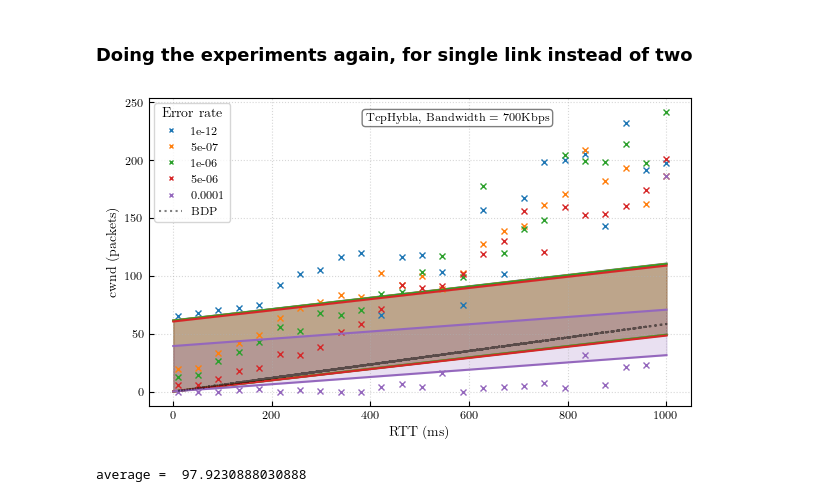
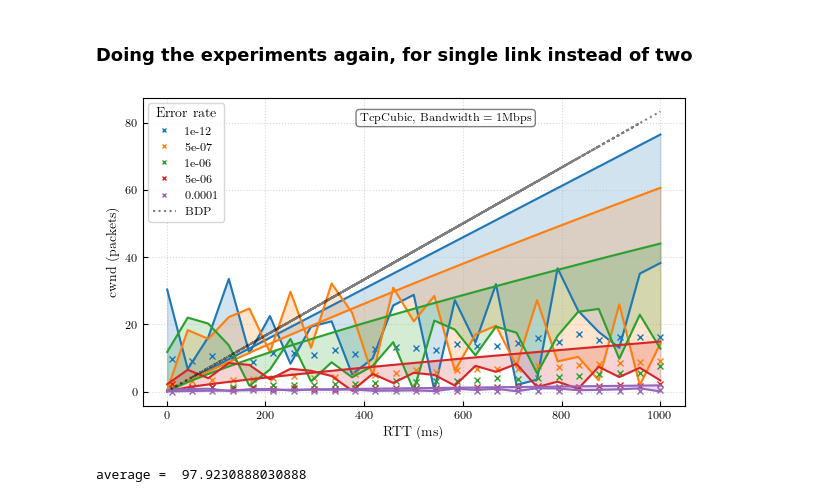
Before and after one commit to megretj/qpepcca, a Jupyter notebook: ns3_analysis.ipynb, the cells around one changed output. Drawn from its saved outputs; the diff is of its cells as text; code cells hidden in the pictures.

Commit message:
more plots with a few changes.

```diff
--- a/ns3_analysis.ipynb
+++ b/ns3_analysis.ipynb
@@ -159,26 +159,27 @@ def average_cwnd(file_path):
 
 fig, axs = plt.subplots(1, 1, figsize=(8, 6))
 props = dict(boxstyle='round', facecolor='wheat', alpha=1)
-mss = 1000 # in bytes
-bandwidth = 2e6 # in bits per second
-rtt = 0.702 # in seconds
+mss = 1500*8 # in bytes
+bandwidth = 1e6 # in bits per second
+rtt = 0.5 # in seconds
 bdp = (rtt/8)*bandwidth/mss
 err = 0.0000001
 cca = "Cubic"
-data = np.loadtxt(f'../../../Documents/Github/ns-3-dev/results/TcpVariantsSat-cwnd.data')
-axs.plot(data[:,0],data[:,1]/mss)
-axs.axhline(bdp, label="BDP (in packets)", color = 'red')
-axs.axhline(average_cwnd(f'../../../Documents/Github/ns-3-dev/results/TcpVariantsSat-cwnd.data')/mss, label="averagecwnd",color = 'orange')
+data = np.loadtxt(f'../../../Documents/Github/ns-3-dev/results/tcp_model_comparison_final/TcpHybla/TcpHybla_1e-07_25.625000ms_1Mbps_2-cwnd.data')
+axs.plot(data[:,0],data[:,1]/mss,label="Hybla")
+data = np.loadtxt(f'../../../Documents/Github/ns-3-dev/results/tcp_model_comparison_final/TcpCubic/TcpCubic_1e-07_25.625000ms_1Mbps_2-cwnd.data')
+axs.plot(data[:,0],data[:,1]/mss,label="Cubic")
+#axs.axhline(bdp, label="BDP (in packets)", color = 'red')
+#axs.axhline(average_cwnd(f'../../../Documents/Github/ns-3-dev/results/TcpVariantsSat-cwnd.data')/mss, label="averagecwnd",color = 'orange')
 axs.set_xlabel("time")
 axs.set_ylabel("cwnd (in packets)")
-axs.set_xlim(200,250)
-#axs.set_ylim(0,bdp*3)
+axs.set_xlim(400,540)
+axs.set_ylim(0,20)
 # place the legend in the top left corner
 axs.legend(loc=2)
 axs.grid()
-axs.set_title(f"{cca}")
 # data = np.loadtxt(f'../../../Documents/Github/ns-3-dev/TcpVariantsComparison-received.data')
 # transmitted_packets = np.sum(data[:,1])/mss
-axs.text(0.40, 0.95, f"bandwidth: {bandwidth}bps \n rtt = {rtt}s, packet_error = {err} \n rtt0 = {0.025}s", transform=axs.transAxes, fontsize="small",verticalalignment='top', bbox=props)
-#plt.savefig(f"./figures/ns3_results/{cca}-{bandwidth}-{rtt}-{err}.png", dpi=300, bbox_inches='tight')
+#axs.text(0.40, 0.95, f"bandwidth: {bandwidth}bps \n rtt = {rtt}s, packet_error = {err} \n rtt0 = {0.025}s", transform=axs.transAxes, fontsize="small",verticalalignment='top', bbox=props)
+plt.savefig(f"./figures/ns3_results/cubicAndHybla-{bandwidth}-{rtt}-{err}.png", dpi=400, bbox_inches='tight')
 # %% [output]
@@ -1465,7 +1465,7 @@ my_colours = list(mcolors.TABLEAU_COLORS.values())
 mtu = 1500*8 # bits
 bdw = 1e6
 target_bandwidth = "1Mbps"
-cca = "TcpHybla"
+cca = "TcpCubic"
 folder_path = f"../../../Documents/Github/ns-3-dev/results/tcp_model_comparison_final/{cca}/"
 
 # Get a list of all files in the folder
@@ -1492,6 +1492,7 @@ for i,filename in enumerate(file_list):
 for bw in results:
     results[bw] = dict(sorted(results[bw].items()))
 bit_error = [1e-12, 5e-7, 1e-6, 5e-6, 0.0001]
+max_difference_in_rtt = []
 rtts = np.linspace(0.001,1,25)
 upper_throughputs = np.zeros((len(bit_error),len(rtts)))
 lower_throughputs = np.zeros((len(bit_error),len(rtts)))
@@ -1505,37 +1506,37 @@ for j,error in enumerate(bit_error):
             print(f"error {error}, rtt {rtt} has following results {results[target_bandwidth][error][rtt]}")
             points[j,i,:] = float(rtt)*2 , 0, 0, 0
         #points = points[points[:,0].argsort()]
+        link = CCA_MarkovChain_CUBIC_bit(packet_err=error*1500*8,beta=0.7,N=130,C = int(bdw/(1500*8)),RTT_real=max(rtt/1000,np.max(rtt_results[target_bandwidth][error][rtt])/1000))
+        upper_throughputs[j,i] = link.sscwnd()
     for i, rtt in enumerate(rtts):
-        link = CCA_MarkovChain_Hybla_bit(packet_err=error*1500*8,beta=0.7,N=130,C = int(bdw/(1500*8)),RTT_real=rtt)
+        link = CCA_MarkovChain_CUBIC_bit(packet_err=error*1500*8,beta=0.7,N=130,C = int(bdw/(1500*8)),RTT_real=rtt)
         lower_throughputs[j,i] = link.sscwnd()
-        link = CCA_MarkovChain_Hybla_bit(packet_err=error*1500*8,beta=0.7,N=130,C = int(bdw/(1500*8)),RTT_real=rtt+1.25)
-        upper_throughputs[j,i] = link.sscwnd()
 # %%
 plt.rcParams.update({'text.usetex': True, "font.family": "Computer Modern Roman"})
 props = dict(boxstyle='round', facecolor='white', alpha=0.5)
 fig, ax = plt.subplots(1,1,figsize=(7,4))
 for j,error in enumerate(bit_error):
     ax.plot(rtts*1000,lower_throughputs[j,:],color=my_colours[j%len(my_colours)])
     ax.plot(rtts*1000,upper_throughputs[j,:],color=my_colours[j%len(my_colours)])
     ax.fill_between(rtts*1000,lower_throughputs[j,:],upper_throughputs[j,:],color=my_colours[j%len(my_colours)],alpha=0.2)
     # I want to color the space between the two lines
     #plt.plot(rtts,throughputs[2*k+1,:], label = "CUBIC_packet p = {}".format(err))
     ax.plot(points[j,:,0],points[j,:,1],label=error,marker='x', markerfacecolor="none", markersize = '4',linestyle='',color=my_colours[j%len(my_colours)])
 ax.plot(points[0,:,0],bdw*points[0,:,0]/mtu/1000,linestyle=':',color='black', alpha = 0.5,label="BDP")
 #ax.plot(points[0,:,0],1.7/2*bdw*points[0,:,0]/mtu/1000,linestyle=':',color='blue', alpha = 0.5,label="max cwnd")
 #ax.set_ylim(0, 35)
 ax.text(0.40, 0.95, fr"{cca}, Bandwidth = {target_bandwidth}", transform=ax.transAxes, fontsize="small",
         verticalalignment='top', bbox=props)
 ax.legend(title="Error rate",loc='upper left',fontsize="small", markerscale=0.6, ncols=1)
 plt.tick_params(axis='both', direction='in',labelsize="small", grid_alpha=0.5, grid_linestyle=':')
 ax.grid()
 ax.set_xlabel("RTT (ms)")
 ax.set_ylabel("cwnd (packets)")
-save_figure("./figures/ns3_results/temp700kbps.png")
+save_figure("./figures/ns3_results/1Mbps.png")
 plt.show()
 # add the figure legend in latex as Average cwnd for different RTTs and errors, Hybla, Bottleneck bandwidth = 1Mbps
 # %% [output]
-[figure, old version]
+[figure, new version]
 # %%
 import scipy
 data = np.loadtxt("../../../Documents/Github/ns-3-dev/results/tcp_model_comparison_final/TcpHybla/TcpHybla_1e-05_355.625000ms_700Kbps_4-cwnd.data")
```
Also changed, not shown: parts of 2 cells of this notebook, 10 other files.
